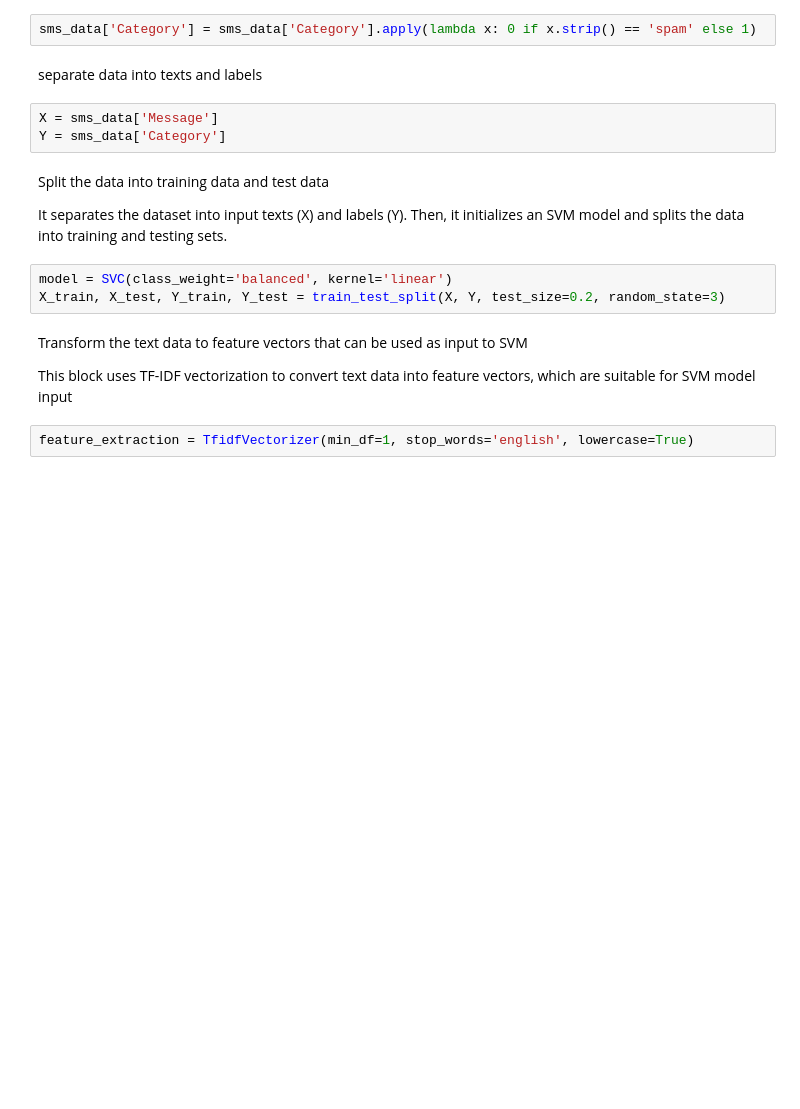
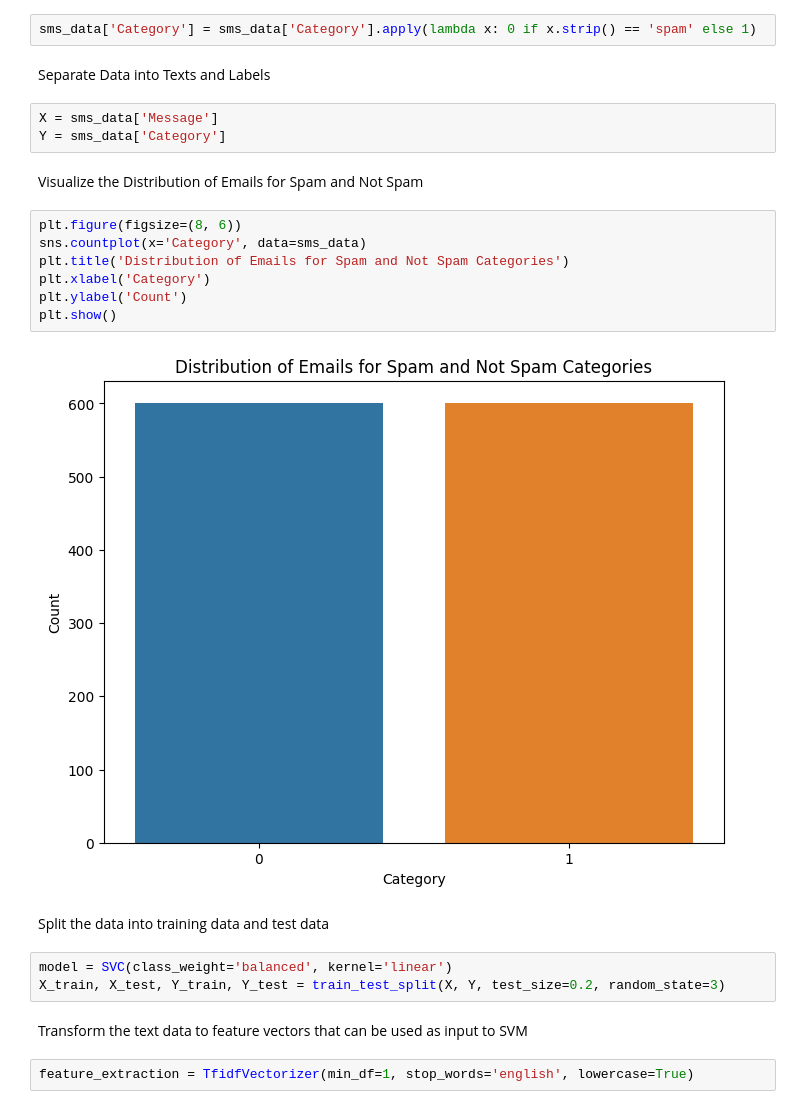
Before and after one commit to fusougod/spamdetectionprototype, a Jupyter notebook: SpamDetectionPrototypev2/SVM-Notebook.ipynb, the cells around one changed output. Cells and saved outputs as stored; diff of their text form; blank space fills up the shorter version.

```diff
--- a/SpamDetectionPrototypev2/SVM-Notebook.ipynb
+++ b/SpamDetectionPrototypev2/SVM-Notebook.ipynb
@@ -56,21 +49,28 @@ This block, along with the block above, replaces null values with empty strings
 # %%
 sms_data['Category'] = sms_data['Category'].apply(lambda x: 0 if x.strip() == 'spam' else 1)
-# %% [markdown]
-separate data into texts and labels
+# %% [markdown]
+Separate Data into Texts and Labels
 # %%
 X = sms_data['Message']
 Y = sms_data['Category']
-# %% [markdown]
-Split the data into training data and test data
-
-It separates the dataset into input texts (X) and labels (Y). Then, it initializes an SVM model and splits the data into training and testing sets.
+# %% [markdown]
+Visualize the Distribution of Emails for Spam and Not Spam
+# %%
+plt.figure(figsize=(8, 6))
+sns.countplot(x='Category', data=sms_data)
+plt.title('Distribution of Emails for Spam and Not Spam Categories')
+plt.xlabel('Category')
+plt.ylabel('Count')
+plt.show()
+# %% [output]
+[figure, added]
+# %% [markdown]
+Split the data into training data and test data
 # %%
 model = SVC(class_weight='balanced', kernel='linear')
 X_train, X_test, Y_train, Y_test = train_test_split(X, Y, test_size=0.2, random_state=3)
 # %% [markdown]
 Transform the text data to feature vectors that can be used as input to SVM
-
-This block uses TF-IDF vectorization to convert text data into feature vectors, which are suitable for SVM model input
 # %%
 feature_extraction = TfidfVectorizer(min_df=1, stop_words='english', lowercase=True)
 # %% [markdown]
```
Also changed, not shown: parts of 40 cells of this notebook, 2 other files.
